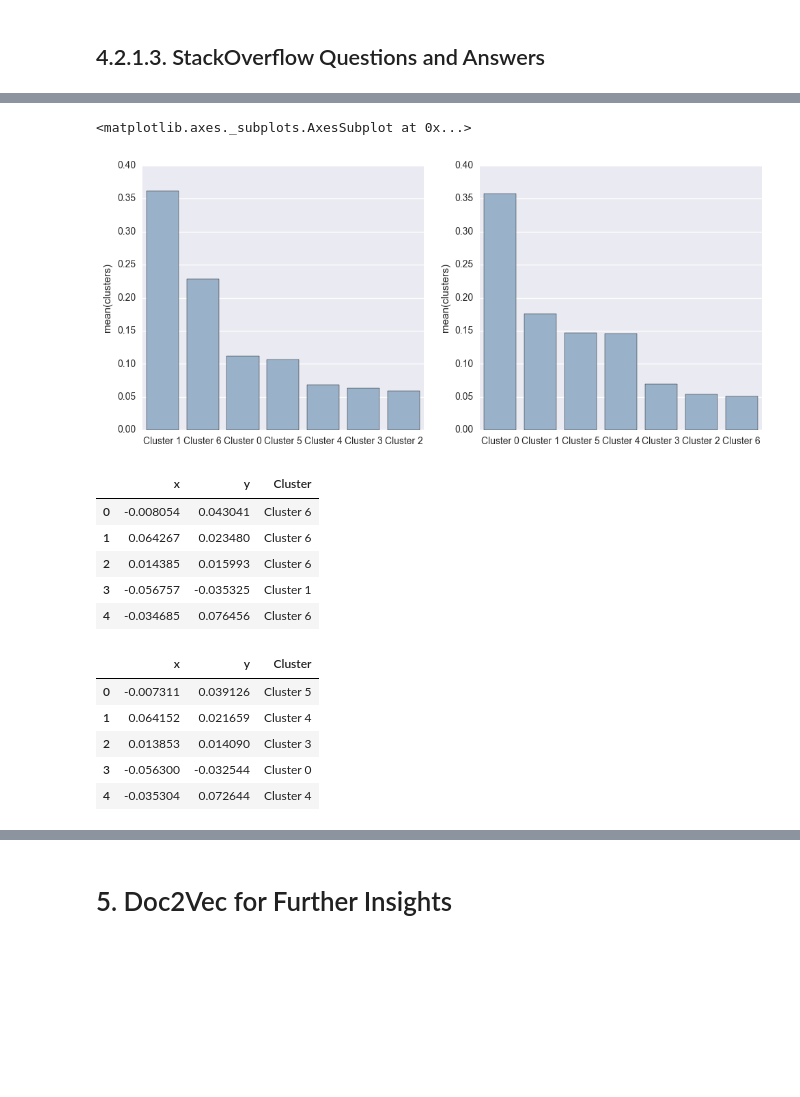
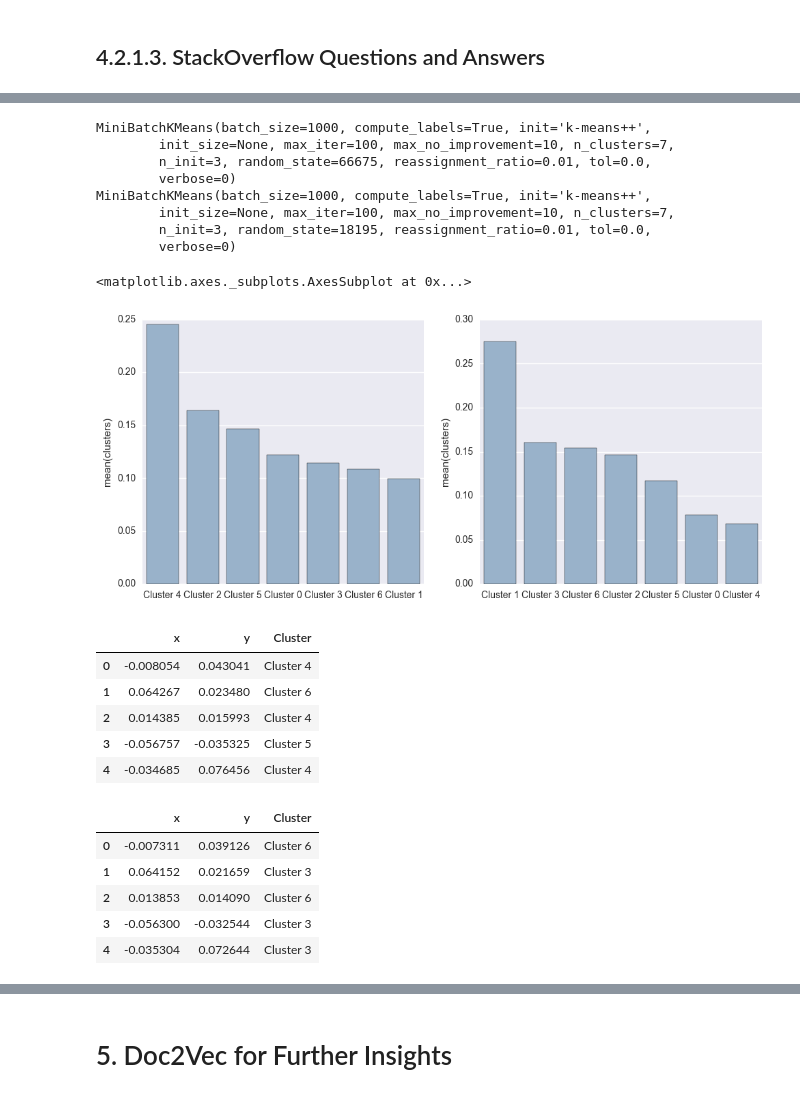
Before and after one commit to terryluzijian/BA-BT4222-Web-Data-Mining, a Jupyter notebook: Stack Overflow Questions and Answers (10% Sample, Python and Tags).ipynb, the cells around one changed output, grey strips where cells are left out. Cells and saved outputs as stored; diff of their text form; code cells hidden in the pictures; blank space fills up the shorter version.

```diff
--- a/Stack Overflow Questions and Answers (10% Sample, Python and Tags).ipynb
+++ b/Stack Overflow Questions and Answers (10% Sample, Python and Tags).ipynb
@@ -1251,38 +1254,46 @@ stack_answer_topic_df_norm.head(3)
 3 rows × 30 columns
 # %%
-# stack_questions_clusters = get_clusters(stack_question_topic_df_norm, stack_question_topic_df_norm.index, n_cluster=7, random_state=65780)
-# stack_answers_clusters = get_clusters(stack_answer_topic_df_norm, stack_answer_topic_df_norm.index, n_cluster=7, random_state=73399)
+stack_questions_clusters = get_clusters(stack_question_topic_df_norm, stack_question_topic_df_norm.index, n_cluster=7, random_state=66675)
+stack_answers_clusters = get_clusters(stack_answer_topic_df_norm, stack_answer_topic_df_norm.index, n_cluster=7, random_state=18195)
 fig, ax = plt.subplots(1, 2)
 fig.set_size_inches(11.7, 5)
 sns.barplot(y=stack_questions_clusters.value_counts()/stack_questions_clusters.value_counts().sum(), x=stack_questions_clusters.value_counts().index.astype(str),
             color="#91B2D2", ax=ax[0])
 sns.barplot(y=stack_answers_clusters.value_counts()/stack_answers_clusters.value_counts().sum(), x=stack_answers_clusters.value_counts().index.astype(str),
             color="#91B2D2", ax=ax[1])
 # %% [output]
-<matplotlib.axes._subplots.AxesSubplot at 0x...>
+MiniBatchKMeans(batch_size=1000, compute_labels=True, init='k-means++',
+        init_size=None, max_iter=100, max_no_improvement=10, n_clusters=7,
+        n_init=3, random_state=66675, reassignment_ratio=0.01, tol=0.0,
+        verbose=0)
+MiniBatchKMeans(batch_size=1000, compute_labels=True, init='k-means++',
+        init_size=None, max_iter=100, max_no_improvement=10, n_clusters=7,
+        n_init=3, random_state=18195, reassignment_ratio=0.01, tol=0.0,
+        verbose=0)
+<matplotlib.axes._subplots.AxesSubplot at 0x...>
-[figure, old version]
+[figure, new version]
 # %%
 # stack_question_topic_df_pca = get_pca(stack_question_topic_df)
-# stack_question_topic_df_pca["Cluster"] = stack_questions_clusters
+stack_question_topic_df_pca["Cluster"] = stack_questions_clusters
 stack_question_topic_df_pca.head()
 # %% [output]
 |  | x | y | Cluster |
-| 0 | -0.008054 | 0.043041 | Cluster 6 |
+| 0 | -0.008054 | 0.043041 | Cluster 4 |
 | 1 | 0.064267 | 0.023480 | Cluster 6 |
-| 2 | 0.014385 | 0.015993 | Cluster 6 |
-| 3 | -0.056757 | -0.035325 | Cluster 1 |
-| 4 | -0.034685 | 0.076456 | Cluster 6 |
+| 2 | 0.014385 | 0.015993 | Cluster 4 |
+| 3 | -0.056757 | -0.035325 | Cluster 5 |
+| 4 | -0.034685 | 0.076456 | Cluster 4 |
 # %%
 # stack_answer_topic_df_pca = get_pca(stack_answer_topic_df)
-# stack_answer_topic_df_pca["Cluster"] = stack_answers_clusters
+stack_answer_topic_df_pca["Cluster"] = stack_answers_clusters
 stack_answer_topic_df_pca.head()
 # %% [output]
 |  | x | y | Cluster |
-| 0 | -0.007311 | 0.039126 | Cluster 5 |
-| 1 | 0.064152 | 0.021659 | Cluster 4 |
-| 2 | 0.013853 | 0.014090 | Cluster 3 |
-| 3 | -0.056300 | -0.032544 | Cluster 0 |
-| 4 | -0.035304 | 0.072644 | Cluster 4 |
+| 0 | -0.007311 | 0.039126 | Cluster 6 |
+| 1 | 0.064152 | 0.021659 | Cluster 3 |
+| 2 | 0.013853 | 0.014090 | Cluster 6 |
+| 3 | -0.056300 | -0.032544 | Cluster 3 |
+| 4 | -0.035304 | 0.072644 | Cluster 3 |
 # %%
 sns.lmplot(y="y", x="x", data=stack_question_topic_df_pca.sample(n=50000), fit_reg=False, size=8, aspect=1, hue="Cluster",
            scatter_kws={"alpha": 0.6}, legend=True, legend_out=False)
```
Also changed, not shown: parts of 37 cells of this notebook.
